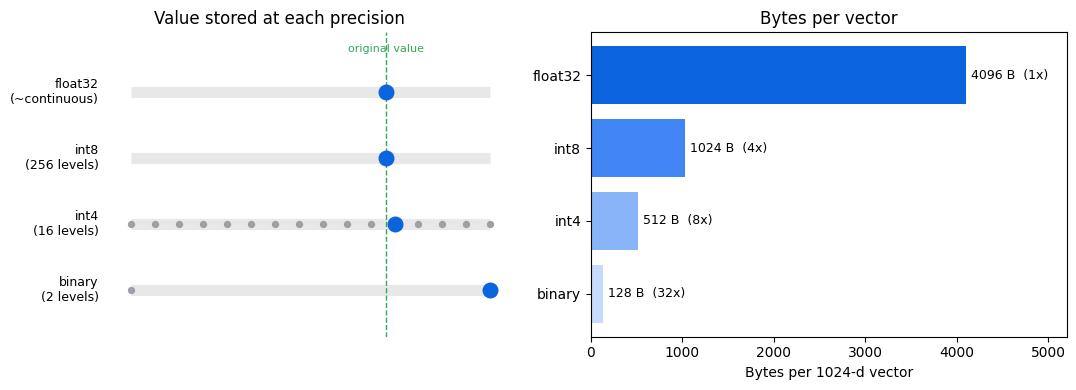
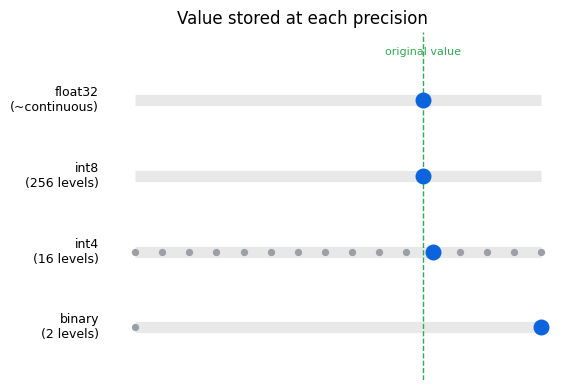
The change to this notebook cell's code, shown as a diff; its figure went from the first image to the second:
--- before
+++ after
@@ -1,8 +1,6 @@
 import matplotlib.pyplot as plt
 
-fig, axes = plt.subplots(1, 2, figsize=(11, 4))
+fig, ax = plt.subplots(figsize=(6, 4))
 
-# Left: the same number snapped to fewer and fewer levels
-ax = axes[0]
 levels = {
     "float32\n(~continuous)": 4096,
@@ -11,5 +9,5 @@
     "binary\n(2 levels)": 2,
 }
-val = 0.42  # the original float value we want to store
+val = 0.42
 for i, (name, n) in enumerate(levels.items()):
     y = len(levels) - i
@@ -32,23 +30,4 @@
 ax.set_title("Value stored at each precision")
 
-# Right: bytes per 1024-d vector
-ax = axes[1]
-names = ["float32", "int8", "int4", "binary"]
-bytes_per = [4096, 1024, 512, 128]
-comp = [1, 4, 8, 32]
-colors = ["#0b64dd", "#4285f4", "#8ab4f8", "#c6dafc"]
-bars = ax.barh(names[::-1], bytes_per[::-1], color=colors[::-1])
-ax.set_xlabel("Bytes per 1024-d vector")
-ax.set_title("Bytes per vector")
-for b, by, c in zip(bars, bytes_per[::-1], comp[::-1]):
-    ax.text(
-        by + 60,
-        b.get_y() + b.get_height() / 2,
-        f"{by} B  ({c}x)",
-        va="center",
-        fontsize=9,
-    )
-ax.set_xlim(0, 5200)
-
 plt.tight_layout()
 plt.show()

Commit: notebook improvements